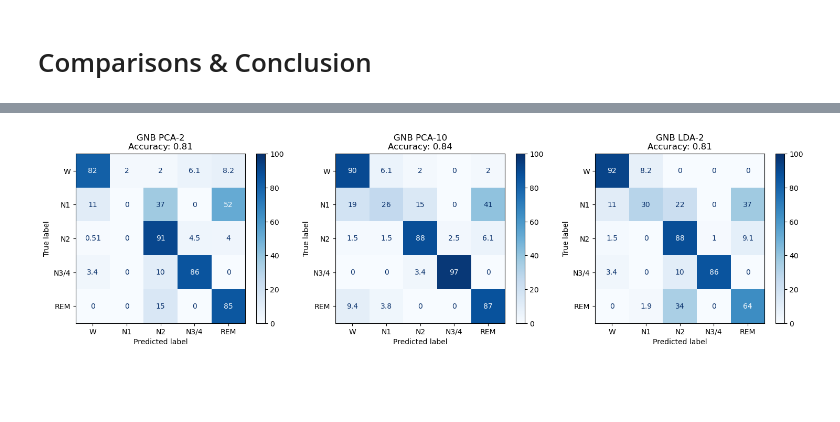
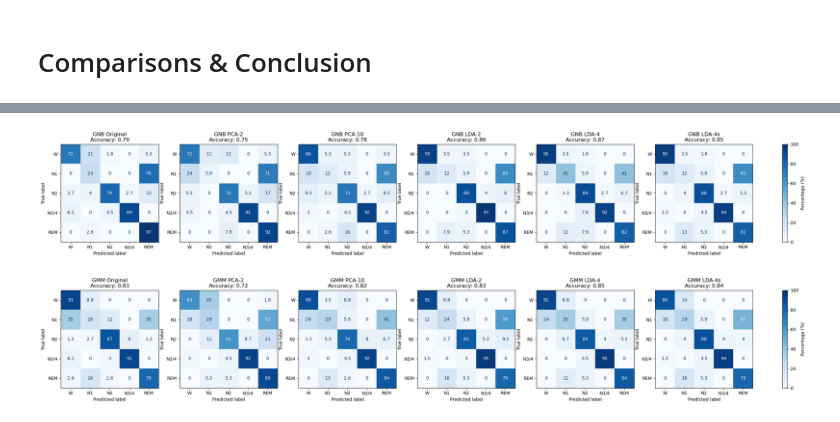
Before and after one commit to chivintar/sleep-classification, a Jupyter notebook: v1.ipynb, the cells around one changed output, grey strips where cells are left out. Saved outputs shown, nothing was run; the diff lists cells and outputs as text; code cells hidden in the pictures; blank space fills up the shorter version.

```diff
--- a/v1.ipynb
+++ b/v1.ipynb
@@ -319,9 +331,8 @@ Environment ready.
 # Data Loading
 # %%
 # Loading the PSG file
-psg_file = 'data/SC4012E0-PSG.edf'
-hypnogram_file = 'data/SC4012EC-Hypnogram.edf'
-# raw = mne.io.read_raw_edf(psg_file, preload=True, stim_channel=None, exclude=(), verbose='debug')
+psg_file = 'data/SC4001E0-PSG.edf'
+hypnogram_file = 'data/SC4001EC-Hypnogram.edf'
 
 raw, annotations = load_prepare_psg_hypno_file(psg_file, hypnogram_file)
 # %% [output]
@@ -633,8 +644,12 @@ plt.show()
 # lda - 4
 lda4 = LDA(n_components=4)
 X_lda4 = lda4.fit_transform(X_scaled, y)
+
+# lda - 4 shrink 0.1
+lda4s = LDA(n_components=4, solver='eigen', shrinkage=0.1)
+X_lda4s = lda4s.fit_transform(X_scaled, y)
 # %%
-# lda - 4 for eigen solver and shrinkage visualixation
+# lda - 2 for eigen solver and shrinkage visualixation
 solvers = ['svd', 'eigen']
 shrinkages = [None,'auto', 0.9, 0.1]
 
@@ -642,18 +657,18 @@ for solver in solvers:
     for shrink in shrinkages:
         if solver == 'svd' and shrink != None:
             continue  # shrinkage not supported for svd
-        # lda4 = LDA(n_components=4, solver=solver, shrinkage=shrink if solver != 'svd' else None)
-        # X_lda4 = lda4.fit_transform(X_scaled, y)
+        lda2 = LDA(n_components=2, solver=solver, shrinkage=shrink if solver != 'svd' else None)
+        X_lda2 = lda2.fit_transform(X_scaled, y)
 
         plt.figure(figsize=(6,4))
-        sc = plt.scatter(X_lda4[:, 0], X_lda4[:, 1], c=y, cmap=cmap, s=13)
+        sc = plt.scatter(X_lda2[:, 0], X_lda2[:, 1], c=y, cmap=cmap, s=13)
         plt.xlabel('LD 1')
         plt.ylabel('LD 2')
-        plt.title(f'LDA-4: solver={solver}, shrinkage={shrink}')
+        plt.title(f'LDA-2: solver={solver}, shrinkage={shrink}')
         plt.legend(handles=patches,  loc='upper right')
 
 
-        filename = f'LDA-4-{solver}-shrink-{shrink}.png'.replace(' ', '')
+        filename = f'LDA-2-{solver}-shrink-{shrink}.png'.replace(' ', '')
         saveplot(filename)
         plt.show()
 # %% [output]
@@ -670,15 +685,13 @@ for solver in solvers:
 # training and testing gnb on the different datasets
 print('We now train and test Gaussian Naive Bayes models as classifiers in different datasets.')
 
-sets_for_gnb = [X_pca2, X_pca10, X_lda2]
-set_names = ['PCA-2', 'PCA-10', 'LDA-2']
+sets_for_gnb = [X_scaled, X_pca2, X_pca10, X_lda2, X_lda4, X_lda4s]
+set_names = ['Original', 'PCA-2', 'PCA-10', 'LDA-2', 'LDA-4', 'LDA-4s']
 
 gnb_results = []
 
 for s, name in zip(sets_for_gnb, set_names):
-    X_train, X_test, y_train, y_test = train_test_split(
-        s, y, test_size=0.3, random_state=42, stratify=y
-    )
+    X_train, X_test, y_train, y_test = train_test_split(s, y, test_size=0.3, random_state=42, stratify=y)
 
     gnb = train_naive_bayes(X_train, y_train)
     y_pred = gnb.predict(X_test)
@@ -858,8 +942,14 @@ plot_confusion_matrices_from_results(gmm_results, display_labels=list(stage_map_
 # %%
 # plotting gnb results...
 plot_confusion_matrices_from_results(gnb_results, display_labels=list(stage_map_reduced.values()),
-                                     title_prefix='GNB')
+                                     title_prefix='GNB', filename='GNBs-confMatr.png')
 # %% [output]
-[figure, old version]
+[figure, new version]
+# %%
+# plotting gmm results...
+plot_confusion_matrices_from_results(gmm_results, display_labels=list(stage_map_reduced.values()),
+                                     title_prefix='GMM', filename='GMMs-confMatr.png')
+# %% [output]
+[figure, new version]
 # %%
 # plotting the winner...
```
Also changed, not shown: parts of 34 cells of this notebook.
